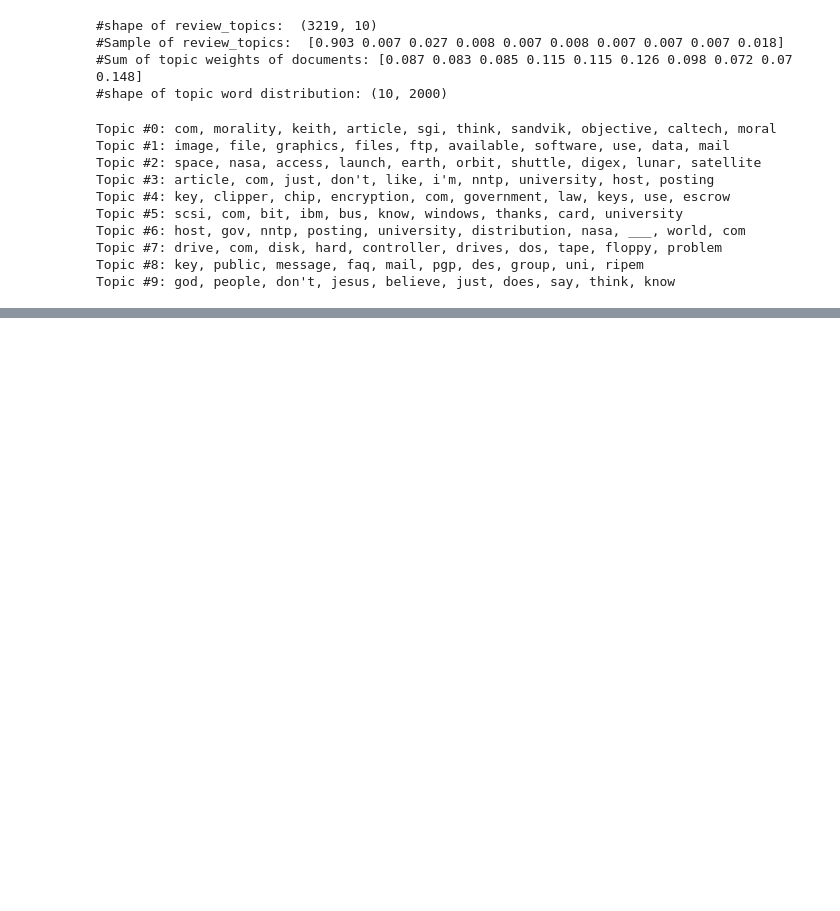
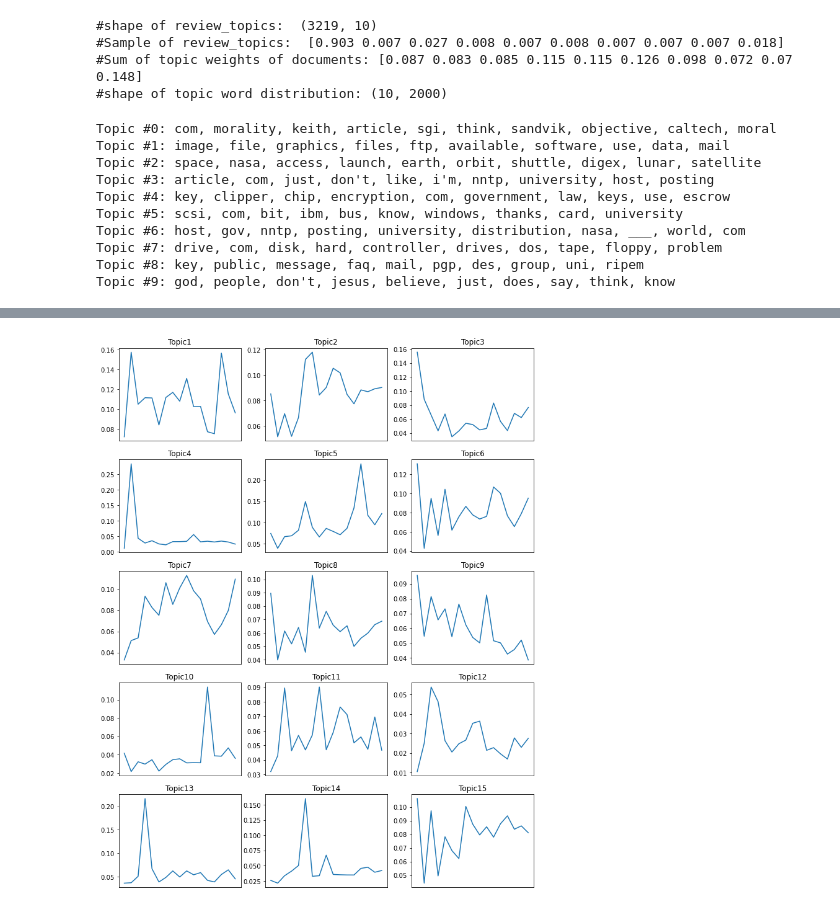
Before and after one commit to pg4522/Textmining_study, a Jupyter notebook: Ch.7.ipynb, the cells around one changed output, grey strips where cells are left out. Cells and saved outputs as stored; diff of their text form; code cells hidden in the pictures; blank space fills up the shorter version.

```diff
--- a/Ch.7.ipynb
+++ b/Ch.7.ipynb
@@ -75,0 +330,2 @@ Topic #9: god, people, don't, jesus, believe, just, does, say, think, know
+# %%
+df = pd.read_csv('./petition_sampled.csv')
@@ -75,0 +389,3 @@ Topic #9: god, people, don't, jesus, believe, just, does, say, think, know
+# %%
+trend_data = pd.DataFrame(pet_topics, columns = ['Topic' + str(i) for i in range(1, 16)])
+trend_data = pd.concat([trend_data, df['start'].map(lambda x: x[:7])], axis = 1)
@@ -75,0 +401,3 @@ Topic #9: god, people, don't, jesus, believe, just, does, say, think, know
+# %%
+trend = trend_data.groupby(['start']).mean()
+trend.head()
@@ -75,0 +412,9 @@ Topic #9: god, people, don't, jesus, believe, just, does, say, think, know
+# %%
+fig, axes = plt.subplots(5, 3, sharex = 'col', figsize = (12, 16))
+for col, ax in zip(trend.columns.tolist(), axes.ravel()):
+    ax.set_title(col)
+    ax.axes.xaxis.set_visible(False)
+    ax.plot(trend[col])
+plt.show()
+# %% [output]
+[figure, added]
```
Also changed, not shown: parts of 29 cells of this notebook.
